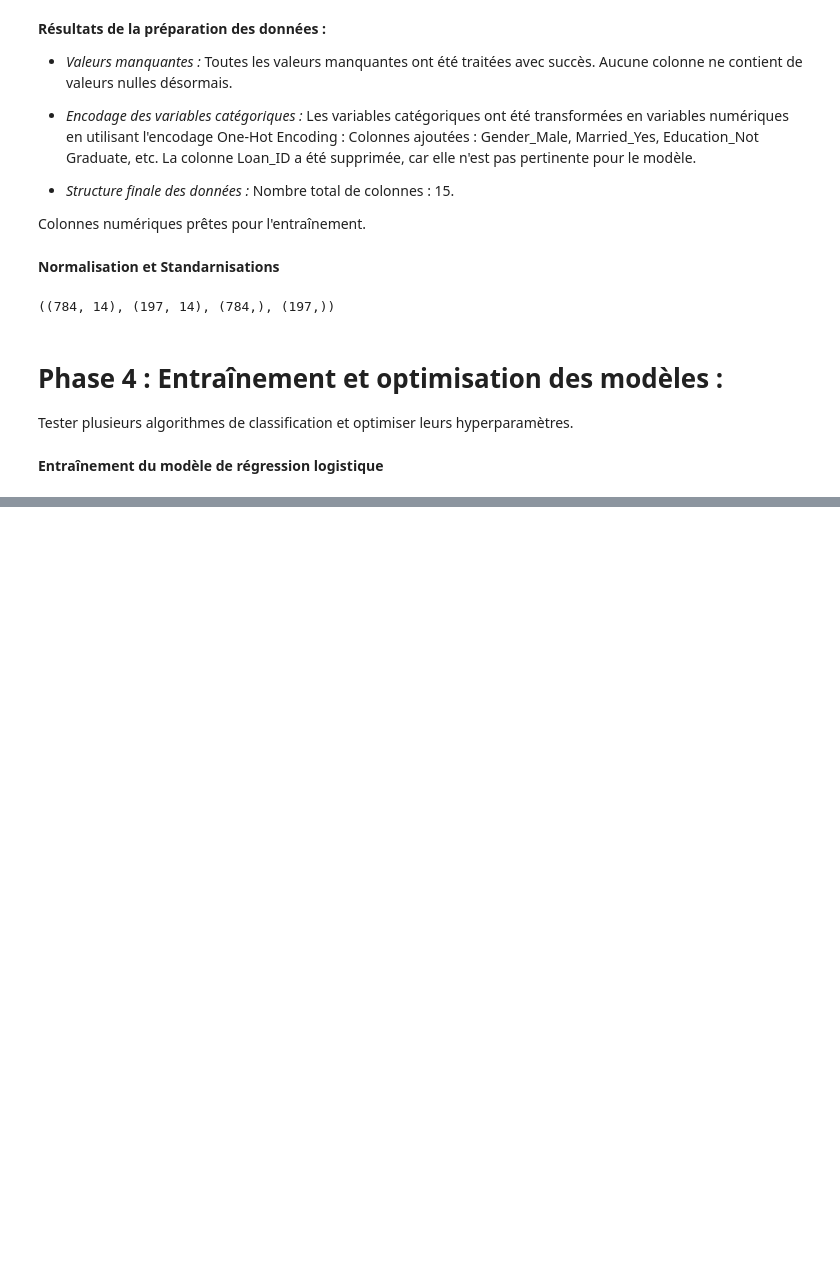
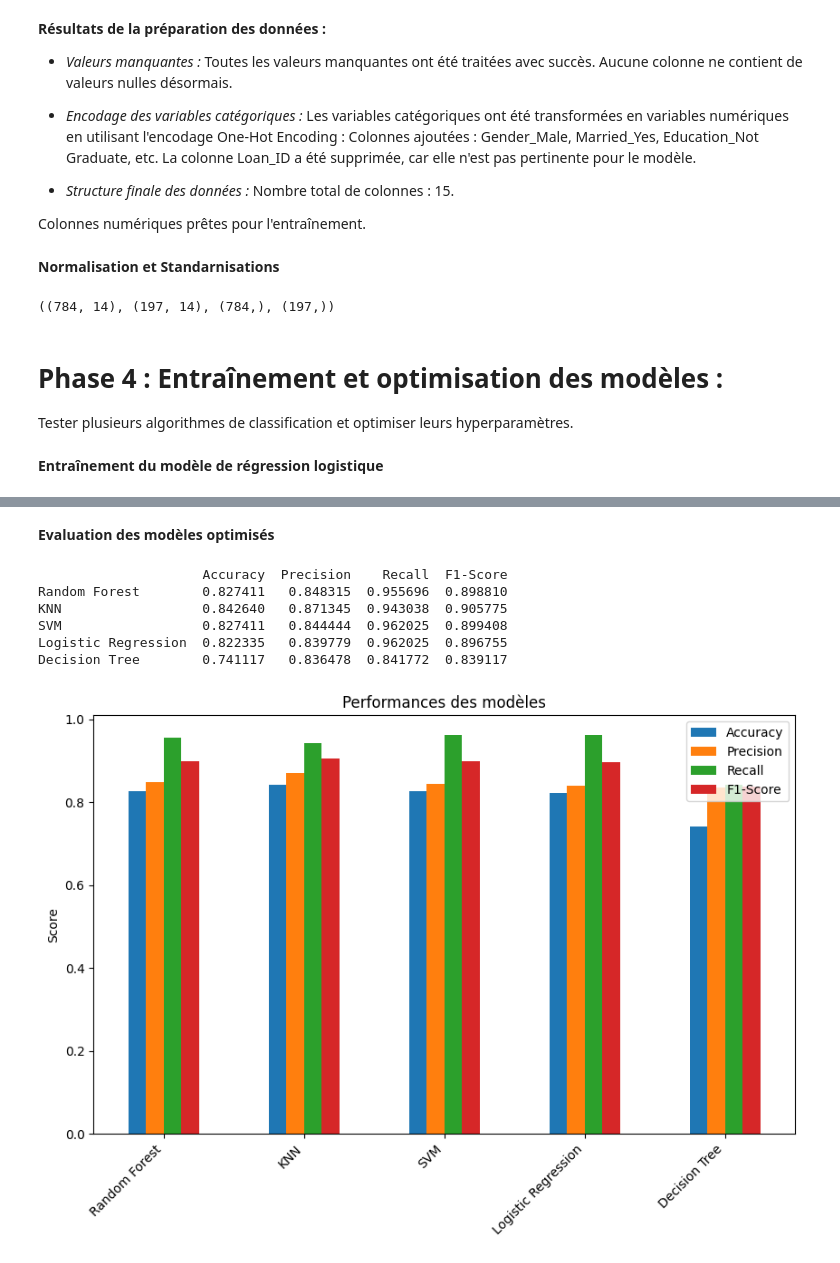
Before and after one commit to ladijadi/Prediction_eligibilite_credit_banque, a Jupyter notebook: notebook.ipynb, the cells around one changed output, grey strips where cells are left out. Drawn from its saved outputs; the diff is of its cells as text; code cells hidden in the pictures; blank space fills up the shorter version.

```diff
--- a/notebook.ipynb
+++ b/notebook.ipynb
@@ -493,0 +841,46 @@ print(f'Classification Report:\n{class_report}')
+# %% [markdown]
+**Evaluation des modèles optimisés**
+# %%
+from sklearn.metrics import accuracy_score, precision_score, recall_score, f1_score
+
+# Dictionnaire pour stocker les résultats
+evaluation_results = {}
+
+# Liste des modèles, noms et prédictions optimisées
+model_names = ['Random Forest', 'KNN', 'SVM', 'Logistic Regression', 'Decision Tree']
+predictions = [y_pred_rf, y_pred_knn, y_pred_svm, y_pred_log, y_pred_dt]
+
+# Boucle pour calculer les métriques
+for model_name, y_pred in zip(model_names, predictions):
+    accuracy = accuracy_score(y_test, y_pred)
+    precision = precision_score(y_test, y_pred)
+    recall = recall_score(y_test, y_pred)
+    f1 = f1_score(y_test, y_pred)
+
+    # Stockage des résultats
+    evaluation_results[model_name] = {
+        'Accuracy': accuracy,
+        'Precision': precision,
+        'Recall': recall,
+        'F1-Score': f1
+    }
+
+# Affichage des résultats
+import pandas as pd
+
+results_df = pd.DataFrame(evaluation_results).T  # Transpose pour une meilleure lisibilité
+print(results_df)
+
+# Visualisation des performances
+results_df.plot(kind='bar', figsize=(10, 6), title='Performances des modèles')
+plt.xticks(rotation=45, ha='right')
+plt.ylabel('Score')
+plt.show()
+# %% [output]
+                     Accuracy  Precision    Recall  F1-Score
+Random Forest        0.827411   0.848315  0.955696  0.898810
+KNN                  0.842640   0.871345  0.943038  0.905775
+SVM                  0.827411   0.844444  0.962025  0.899408
+Logistic Regression  0.822335   0.839779  0.962025  0.896755
+Decision Tree        0.741117   0.836478  0.841772  0.839117
+[figure, added]
```
Also changed, not shown: parts of 21 cells of this notebook.
